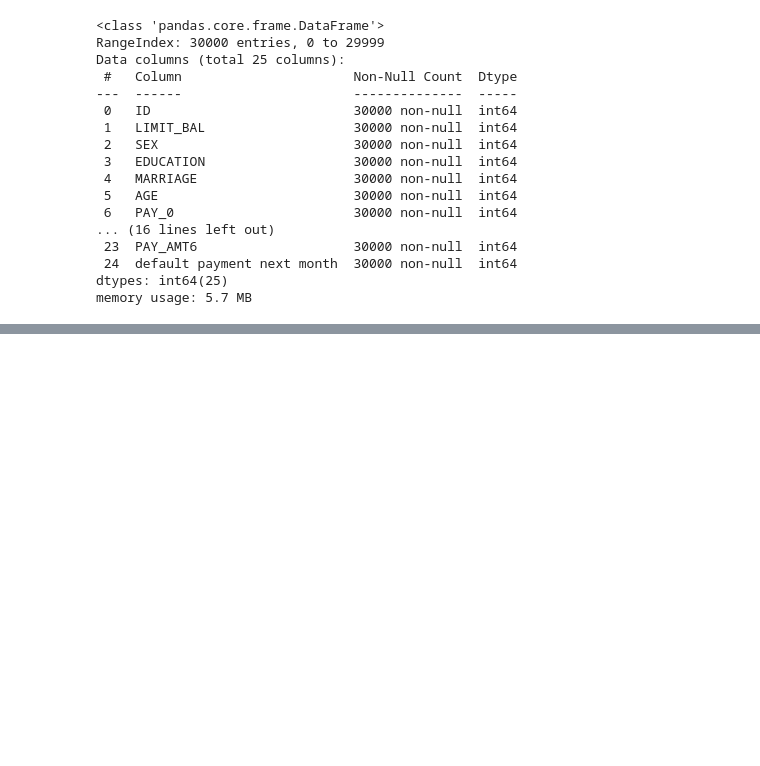
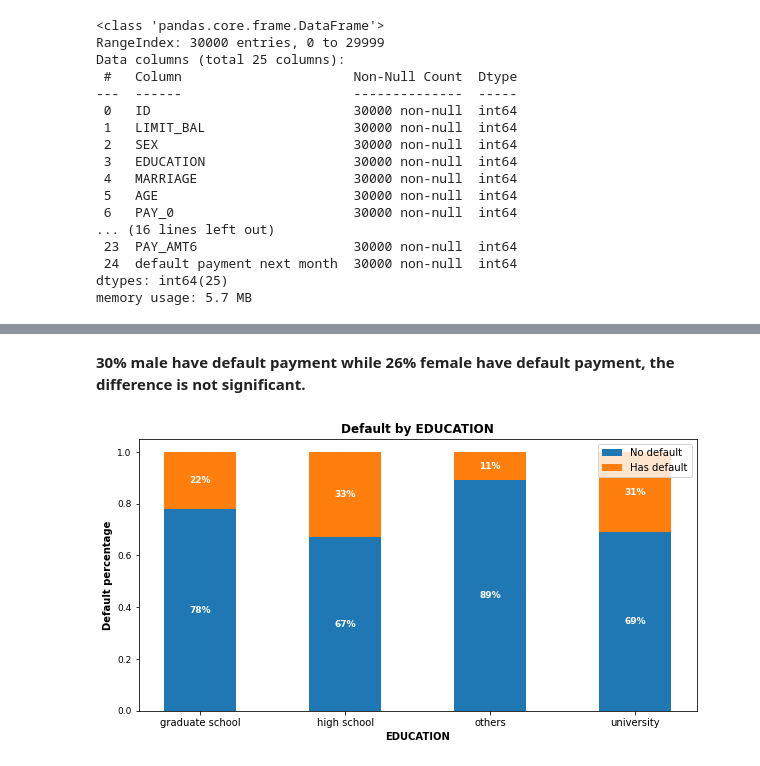
Before and after one commit to AtulChouhan0/Credit-Card-Default-Prediction, a Jupyter notebook: Credit_Card_Default_Prediction_Capstone_Project.ipynb, the cells around one changed output, grey strips where cells are left out. Cells and saved outputs as stored; diff of their text form; code cells hidden in the pictures; blank space fills up the shorter version.

```diff
--- a/Credit_Card_Default_Prediction_Capstone_Project.ipynb
+++ b/Credit_Card_Default_Prediction_Capstone_Project.ipynb
@@ -91,0 +310,8 @@ new['SEX'] = new['SEX'].apply(lambda x: 'male' if x==1 else 'female')
+# %% [markdown]
+**30% male have default payment while 26% female have default payment, the difference is not significant.**
+# %%
+# Plot a stacked bar chart to show default by education level
+# 1=graduate school, 2=university, 3=high school, 0=others
+create_stacked_bar('EDUCATION')
+# %% [output]
+[figure, added]
```
Also changed, not shown: parts of 133 cells of this notebook.
